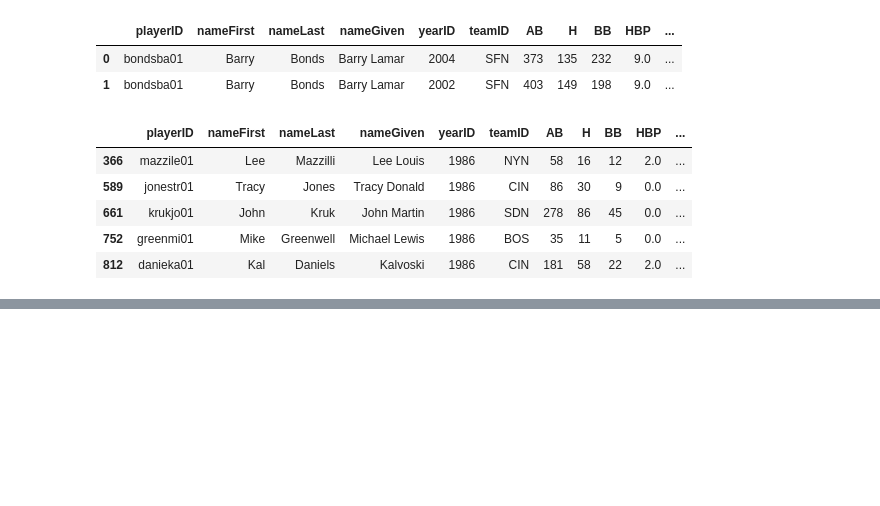
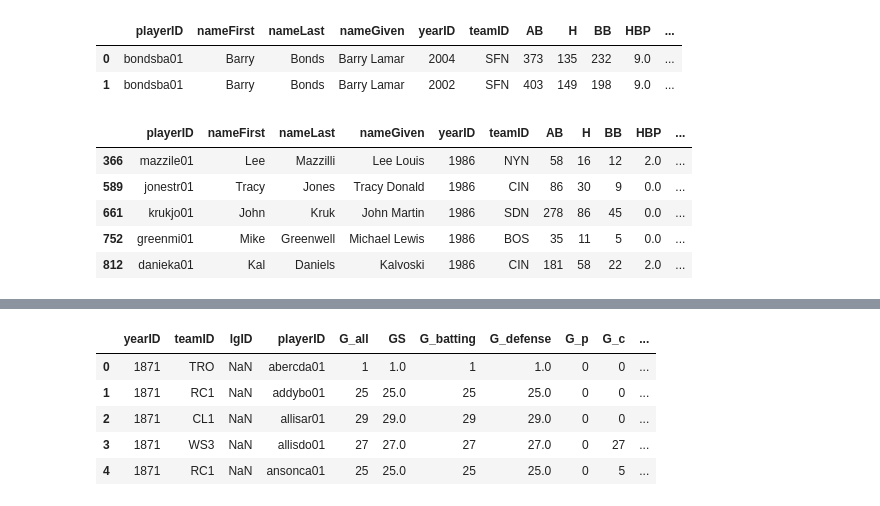
Before and after one commit to mpatterson73/moneyball, a Jupyter notebook: moneyball.ipynb, the cells around one changed output, grey strips where cells are left out. Drawn from its saved outputs; the diff is of its cells as text; code cells hidden in the pictures; blank space fills up the shorter version.

```diff
--- a/moneyball.ipynb
+++ b/moneyball.ipynb
@@ -229,0 +236,10 @@ player_value.head()
+# %%
+appearances_df = pd.read_csv('Data/Appearances.csv')
+appearances_df.head()
+# %% [output]
+|  | yearID | teamID | lgID | playerID | G_all | GS | G_batting | G_defense | G_p | G_c | ... |
+| 0 | 1871 | TRO | NaN | abercda01 | 1 | 1.0 | 1 | 1.0 | 0 | 0 | ... |
+| 1 | 1871 | RC1 | NaN | addybo01 | 25 | 25.0 | 25 | 25.0 | 0 | 0 | ... |
+| 2 | 1871 | CL1 | NaN | allisar01 | 29 | 29.0 | 29 | 29.0 | 0 | 0 | ... |
+| 3 | 1871 | WS3 | NaN | allisdo01 | 27 | 27.0 | 27 | 27.0 | 0 | 27 | ... |
+| 4 | 1871 | RC1 | NaN | ansonca01 | 25 | 25.0 | 25 | 25.0 | 0 | 5 | ... |
```
Also changed, not shown: parts of 5 cells of this notebook, 1 other file.
